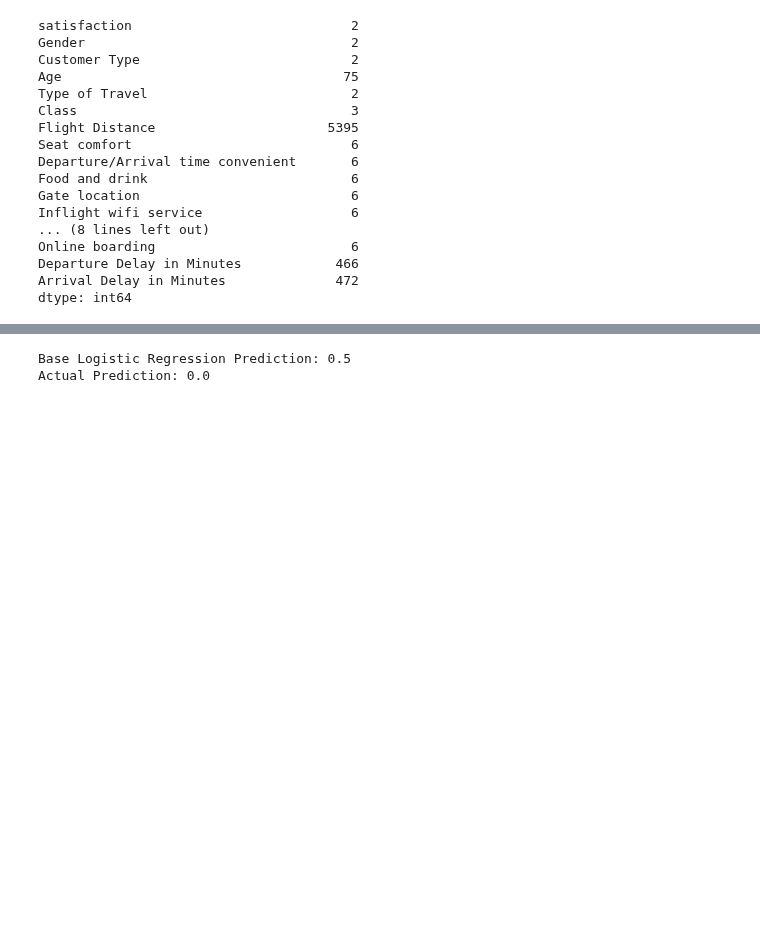
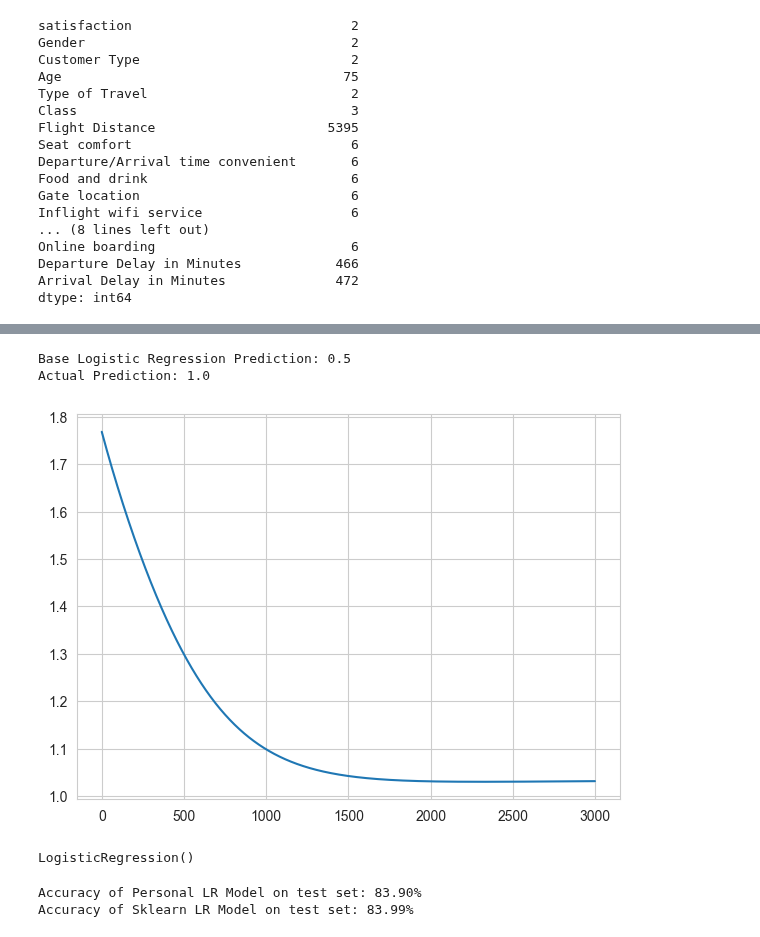
Before and after one commit to theVikingMan/learning_algorithms, a Jupyter notebook: models/logistic_regression.ipynb, the cells around one changed output, grey strips where cells are left out. Saved outputs shown, nothing was run; the diff lists cells and outputs as text; code cells hidden in the pictures; blank space fills up the shorter version.

Commit message:
Adding GD and threshold decision boundry. Tuning model's hypers. Comparing model vs sklearn model.

```diff
--- a/models/logistic_regression.ipynb
+++ b/models/logistic_regression.ipynb
@@ -156,8 +164,52 @@ def predict(w, x, b):
 # %%
-initial_w, initial_b = np.zeros((m - 1,)), 0.0
+initial_w, initial_b = np.zeros((X_train.shape[1],)), 0.0
 
-print(f'Base Logistic Regression Prediction: {sigmoid(predict(initial_w, X_train.iloc[0, :], initial_b))}')
-print(f'Actual Prediction: {float(y_train.iloc[0])}')
+print(f'Base Logistic Regression Prediction: {sigmoid(initial_w, X_train[0, :], initial_b)}')
+print(f'Actual Prediction: {float(y_train[0])}')
 # %% [output]
 Base Logistic Regression Prediction: 0.5
-Actual Prediction: 0.0
+Actual Prediction: 1.0
+# %%
+def calc_loss(W, X, b, y):
+    loss = -np.mean((y * np.log(sigmoid(W, X, b))) + ((1 - y) * np.log(sigmoid(W, X, b))))
+    return loss
+# %%
+def calc_gd(W, X, b, Y):
+    n = len(Y)
+    y_hat = sigmoid(W, X, b)
+    error = y_hat - Y
+
+    dw_dl = np.dot(X.T, error) / n
+    db_dl = np.sum(error) / n
+
+    return dw_dl, db_dl
+# %%
+def calc_w_b(W, X, b, Y, num_iters, alpha):
+    error_hist = []
+    for _ in range(num_iters):
+        dw_dl, db_dl = calc_gd(W, X, b, Y)
+
+        W -= alpha * dw_dl
+        b -= alpha * db_dl
+
+        error_hist.append(calc_loss(W, X, b, Y))
+
+    return W, b, error_hist
+# %%
+new_initial_w = np.random.uniform(low=0, high=1, size=(X_train.shape[1],))
+new_initial_b = np.random.uniform(0., .05)
+iterations = 3000
+alpha = 0.01
+
+final_w, final_b, error_hist = calc_w_b(new_initial_w, X_train, new_initial_b, y_train, iterations, alpha)
+# %%
+plt.plot([x for x in range(len(error_hist))], error_hist)
+plt.rcParams["figure.figsize"] = (7,5)
+plt.show()
+# %% [output]
+[figure, added]
+# %%
+lr_model = linear_model.LogisticRegression()
+lr_model.fit(X_train, y_train)
+# %% [output]
+LogisticRegression()
@@ -163,0 +224,6 @@ Actual Prediction: 0.0
+# %%
+print(f"Accuracy of Personal LR Model on test set: {(metrics.accuracy_score(y_test, y_predict))*100:.2f}%")
+print(f"Accuracy of Sklearn LR Model on test set: {(lr_model.score(X_test, y_test))*100:.2f}%")
+# %% [output]
+Accuracy of Personal LR Model on test set: 83.90%
+Accuracy of Sklearn LR Model on test set: 83.99%
```
Also changed, not shown: parts of 11 cells of this notebook.
